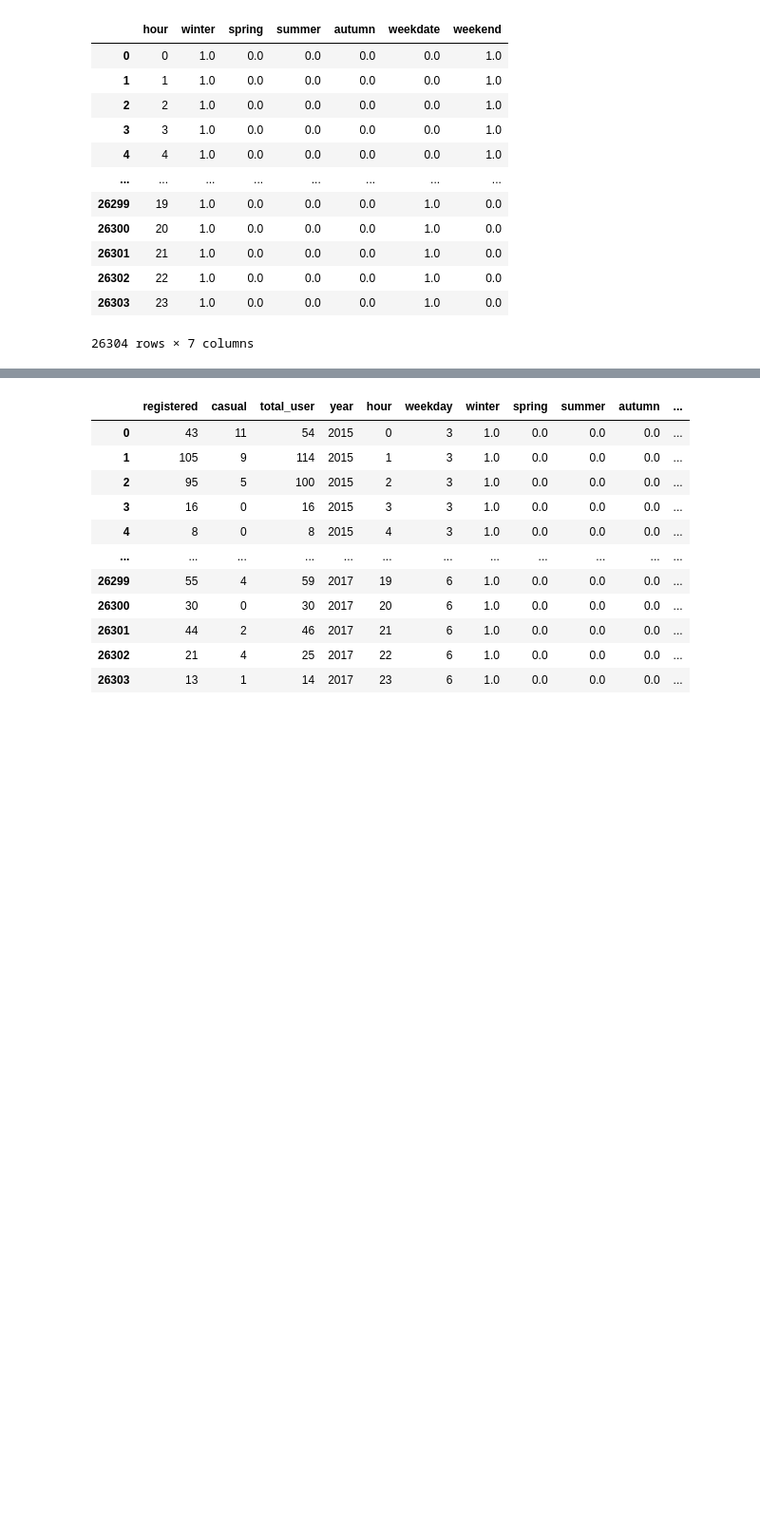
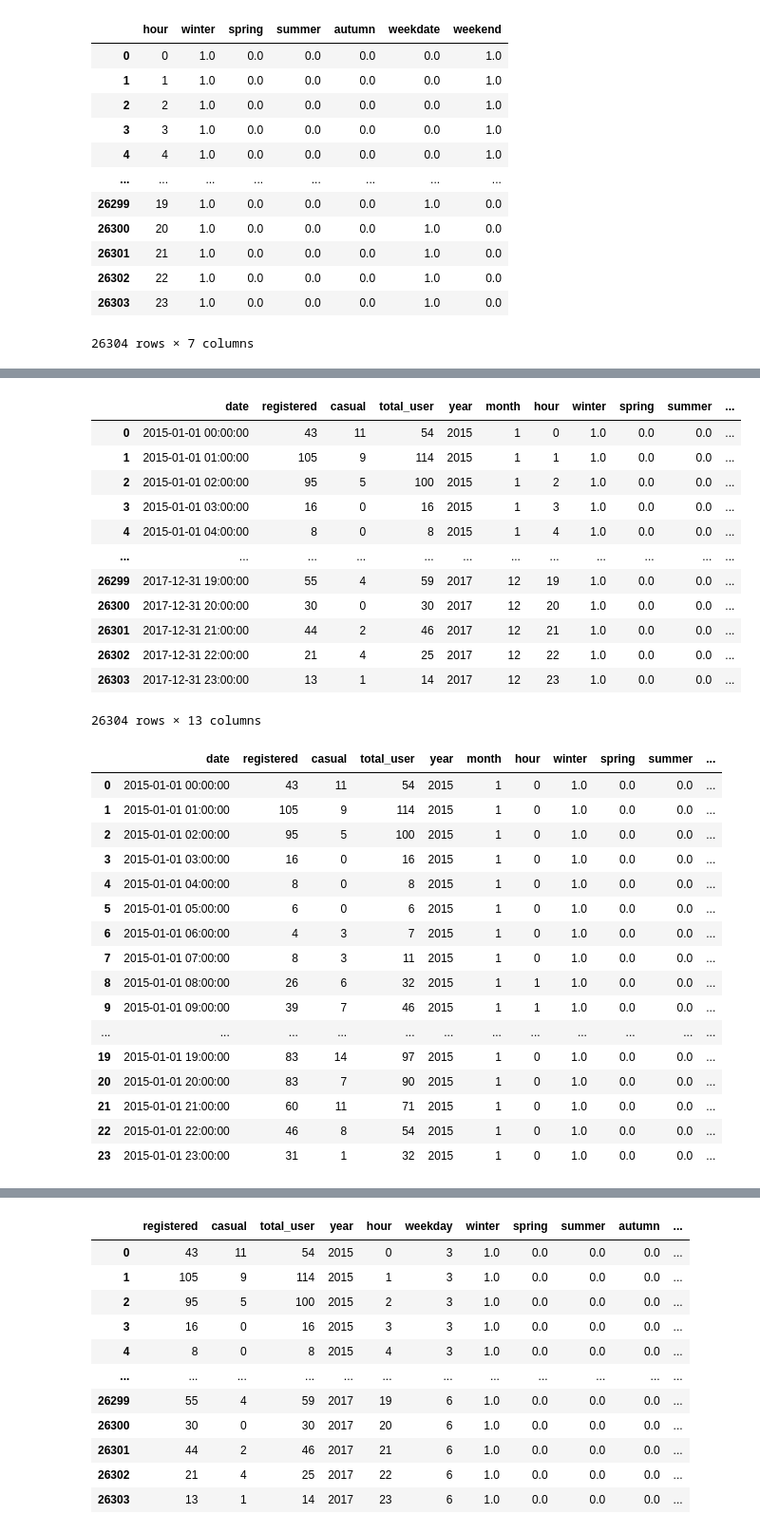
Before and after one commit to lvuduy/Capital-Bike-Share, a Jupyter notebook: ML Regression.ipynb, the cells around one changed output, grey strips where cells are left out. Shown at 95% size. Saved outputs shown, nothing was run; the diff lists cells and outputs as text; code cells hidden in the pictures; blank space fills up the shorter version.

```diff
--- a/ML Regression.ipynb
+++ b/ML Regression.ipynb
@@ -595,3 +596,40 @@ Notes:
 [1] Standard Errors assume that the covariance matrix of the errors is correctly specified.
 [2] The smallest eigenvalue is 6.92e-29. This might indicate that there are
 strong multicollinearity problems or that the design matrix is singular.
+# %%
+X_Onehotencode_weekday_day_night = X_Onehotencode_weekday.copy()
+
+X_Onehotencode_weekday_day_night['hour'] = X_Onehotencode_weekday_day_night['hour'].apply(lambda x: 0 if (x <=7 or x >= 19) else 1)
+
+display(X_Onehotencode_weekday, X_Onehotencode_weekday_day_night.head(24))
+# %% [output]
+|  | date | registered | casual | total_user | year | month | hour | winter | spring | summer | ... |
+| 0 | 2015-01-01 00:00:00 | 43 | 11 | 54 | 2015 | 1 | 0 | 1.0 | 0.0 | 0.0 | ... |
+| 1 | 2015-01-01 01:00:00 | 105 | 9 | 114 | 2015 | 1 | 1 | 1.0 | 0.0 | 0.0 | ... |
+| 2 | 2015-01-01 02:00:00 | 95 | 5 | 100 | 2015 | 1 | 2 | 1.0 | 0.0 | 0.0 | ... |
+| 3 | 2015-01-01 03:00:00 | 16 | 0 | 16 | 2015 | 1 | 3 | 1.0 | 0.0 | 0.0 | ... |
+| 4 | 2015-01-01 04:00:00 | 8 | 0 | 8 | 2015 | 1 | 4 | 1.0 | 0.0 | 0.0 | ... |
+| ... | ... | ... | ... | ... | ... | ... | ... | ... | ... | ... | ... |
+| 26299 | 2017-12-31 19:00:00 | 55 | 4 | 59 | 2017 | 12 | 19 | 1.0 | 0.0 | 0.0 | ... |
+| 26300 | 2017-12-31 20:00:00 | 30 | 0 | 30 | 2017 | 12 | 20 | 1.0 | 0.0 | 0.0 | ... |
+| 26301 | 2017-12-31 21:00:00 | 44 | 2 | 46 | 2017 | 12 | 21 | 1.0 | 0.0 | 0.0 | ... |
+| 26302 | 2017-12-31 22:00:00 | 21 | 4 | 25 | 2017 | 12 | 22 | 1.0 | 0.0 | 0.0 | ... |
+| 26303 | 2017-12-31 23:00:00 | 13 | 1 | 14 | 2017 | 12 | 23 | 1.0 | 0.0 | 0.0 | ... |
+26304 rows × 13 columns
+|  | date | registered | casual | total_user | year | month | hour | winter | spring | summer | ... |
+| 0 | 2015-01-01 00:00:00 | 43 | 11 | 54 | 2015 | 1 | 0 | 1.0 | 0.0 | 0.0 | ... |
+| 1 | 2015-01-01 01:00:00 | 105 | 9 | 114 | 2015 | 1 | 0 | 1.0 | 0.0 | 0.0 | ... |
+| 2 | 2015-01-01 02:00:00 | 95 | 5 | 100 | 2015 | 1 | 0 | 1.0 | 0.0 | 0.0 | ... |
+| 3 | 2015-01-01 03:00:00 | 16 | 0 | 16 | 2015 | 1 | 0 | 1.0 | 0.0 | 0.0 | ... |
+| 4 | 2015-01-01 04:00:00 | 8 | 0 | 8 | 2015 | 1 | 0 | 1.0 | 0.0 | 0.0 | ... |
+| 5 | 2015-01-01 05:00:00 | 6 | 0 | 6 | 2015 | 1 | 0 | 1.0 | 0.0 | 0.0 | ... |
+| 6 | 2015-01-01 06:00:00 | 4 | 3 | 7 | 2015 | 1 | 0 | 1.0 | 0.0 | 0.0 | ... |
+| 7 | 2015-01-01 07:00:00 | 8 | 3 | 11 | 2015 | 1 | 0 | 1.0 | 0.0 | 0.0 | ... |
+| 8 | 2015-01-01 08:00:00 | 26 | 6 | 32 | 2015 | 1 | 1 | 1.0 | 0.0 | 0.0 | ... |
+| 9 | 2015-01-01 09:00:00 | 39 | 7 | 46 | 2015 | 1 | 1 | 1.0 | 0.0 | 0.0 | ... |
+| ... | ... | ... | ... | ... | ... | ... | ... | ... | ... | ... | ... |
+| 19 | 2015-01-01 19:00:00 | 83 | 14 | 97 | 2015 | 1 | 0 | 1.0 | 0.0 | 0.0 | ... |
+| 20 | 2015-01-01 20:00:00 | 83 | 7 | 90 | 2015 | 1 | 0 | 1.0 | 0.0 | 0.0 | ... |
+| 21 | 2015-01-01 21:00:00 | 60 | 11 | 71 | 2015 | 1 | 0 | 1.0 | 0.0 | 0.0 | ... |
+| 22 | 2015-01-01 22:00:00 | 46 | 8 | 54 | 2015 | 1 | 0 | 1.0 | 0.0 | 0.0 | ... |
+| 23 | 2015-01-01 23:00:00 | 31 | 1 | 32 | 2015 | 1 | 0 | 1.0 | 0.0 | 0.0 | ... |
```
Also changed, not shown: parts of 14 cells of this notebook, 3 other files.
